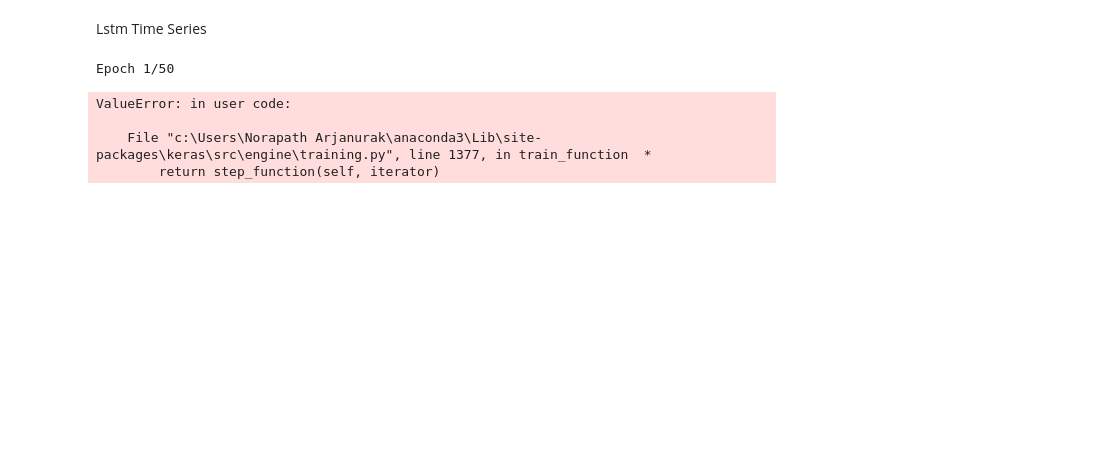
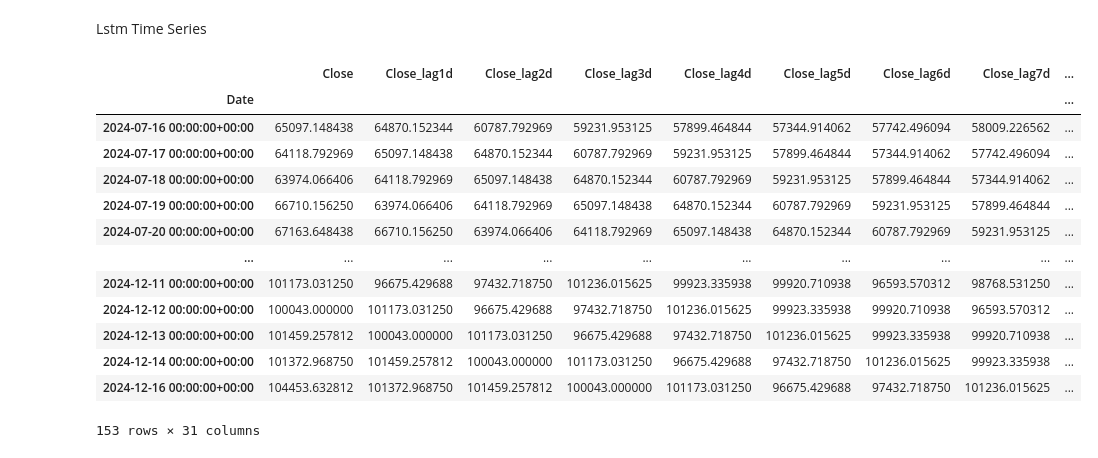
Before and after one commit to bunchart1368/MLDL_models, a Jupyter notebook: mldl_proj.ipynb, the cells around one changed output. Drawn from its saved outputs; the diff is of its cells as text; code cells hidden in the pictures; blank space fills up the shorter version.

```diff
--- a/mldl_proj.ipynb
+++ b/mldl_proj.ipynb
@@ -564,63 +558,21 @@ from tensorflow.keras.models import Sequential
 from tensorflow.keras.layers import LSTM, Dense
 from sklearn.preprocessing import MinMaxScaler
 from sklearn.model_selection import train_test_split
-# %%
-# Generate sample time-series data
-# def generate_time_series_data(n_samples, n_steps):
-#     X = np.array([np.sin(0.1 * i) + 0.1 * np.random.normal() for i in range(n_samples)])
-#     y = np.roll(X, -n_steps)  # Shifted target for prediction
-#     return X[:-n_steps], y[:-n_steps]
-
-# Parameters
-# n_samples = 1000
-# n_steps = 10
-
-# Generate data
-# X_raw, y_raw = generate_time_series_data(n_samples, n_steps)
-
-# Reshape data for LSTM ([samples, timesteps, features])
-# X = np.array([X_raw[i:i + n_steps] for i in range(len(X_raw) - n_steps)])
-# y = y_raw[n_steps:]
-
-# Normalize data
-# scaler = MinMaxScaler()
-# X_scaled = scaler.fit_transform(X.reshape(-1, 1)).reshape(X.shape)
-# y_scaled = scaler.fit_transform(y.reshape(-1, 1)).flatten()
-
-# # Split into training and testing sets
-# X_train, X_test, y_train, y_test = train_test_split(X_scaled, y_scaled, test_size=0.2, random_state=42)
-
-# Build LSTM model
-model = Sequential([
-    LSTM(50, activation='relu', input_shape=(1, 1)),
-    Dense(1)
-])
-
-# Compile model
-model.compile(optimizer='adam', loss='mse')
-
-# Train model
-history = model.fit(X_train, y_train, epochs=50, batch_size=32, validation_data=(X_test, y_test), verbose=1)
-
-# Evaluate model
-test_loss = model.evaluate(X_test, y_test, verbose=0)
-print(f"Test Loss: {test_loss:.4f}")
-print(y_test.shape)
-# Predict and plot results
-y_pred = model.predict(X_test)
-# Plot results
-plt.figure(figsize=(10, 6))
-plt.plot(date_df[:y_test.shape[0]], y_test, label='True', marker='o', linestyle='-', alpha=0.7)
-plt.plot(date_df[:y_test.shape[0]], y_pred.flatten(), label='Predicted', marker='x', linestyle='--', alpha=0.7)
-plt.xlabel("X-axis (e.g., Time or Index)")
-plt.ylabel("Y-axis (Value)")
-plt.legend()
-plt.title("LSTM Time-Series Prediction")
-plt.grid()
-plt.show()
-# %% [output]
-Epoch 1/50
-ValueError: in user code:
-
-    File "c:\Users\Norapath Arjanurak\anaconda3\Lib\site-packages\keras\src\engine\training.py", line 1377, in train_function  *
-        return step_function(self, iterator)
+# %%
+date_df = lag_df.index
+lag_df
+# %% [output]
+|  | Close | Close_lag1d | Close_lag2d | Close_lag3d | Close_lag4d | Close_lag5d | Close_lag6d | Close_lag7d | ... |
+| Date |  |  |  |  |  |  |  |  | ... |
+| 2024-07-16 00:00:00+00:00 | 65097.148438 | 64870.152344 | 60787.792969 | 59231.953125 | 57899.464844 | 57344.914062 | 57742.496094 | 58009.226562 | ... |
+| 2024-07-17 00:00:00+00:00 | 64118.792969 | 65097.148438 | 64870.152344 | 60787.792969 | 59231.953125 | 57899.464844 | 57344.914062 | 57742.496094 | ... |
+| 2024-07-18 00:00:00+00:00 | 63974.066406 | 64118.792969 | 65097.148438 | 64870.152344 | 60787.792969 | 59231.953125 | 57899.464844 | 57344.914062 | ... |
+| 2024-07-19 00:00:00+00:00 | 66710.156250 | 63974.066406 | 64118.792969 | 65097.148438 | 64870.152344 | 60787.792969 | 59231.953125 | 57899.464844 | ... |
+| 2024-07-20 00:00:00+00:00 | 67163.648438 | 66710.156250 | 63974.066406 | 64118.792969 | 65097.148438 | 64870.152344 | 60787.792969 | 59231.953125 | ... |
+| ... | ... | ... | ... | ... | ... | ... | ... | ... | ... |
+| 2024-12-11 00:00:00+00:00 | 101173.031250 | 96675.429688 | 97432.718750 | 101236.015625 | 99923.335938 | 99920.710938 | 96593.570312 | 98768.531250 | ... |
+| 2024-12-12 00:00:00+00:00 | 100043.000000 | 101173.031250 | 96675.429688 | 97432.718750 | 101236.015625 | 99923.335938 | 99920.710938 | 96593.570312 | ... |
+| 2024-12-13 00:00:00+00:00 | 101459.257812 | 100043.000000 | 101173.031250 | 96675.429688 | 97432.718750 | 101236.015625 | 99923.335938 | 99920.710938 | ... |
+| 2024-12-14 00:00:00+00:00 | 101372.968750 | 101459.257812 | 100043.000000 | 101173.031250 | 96675.429688 | 97432.718750 | 101236.015625 | 99923.335938 | ... |
+| 2024-12-16 00:00:00+00:00 | 104453.632812 | 101372.968750 | 101459.257812 | 100043.000000 | 101173.031250 | 96675.429688 | 97432.718750 | 101236.015625 | ... |
+153 rows × 31 columns
```
Also changed, not shown: parts of 14 cells of this notebook, 4 other files.
